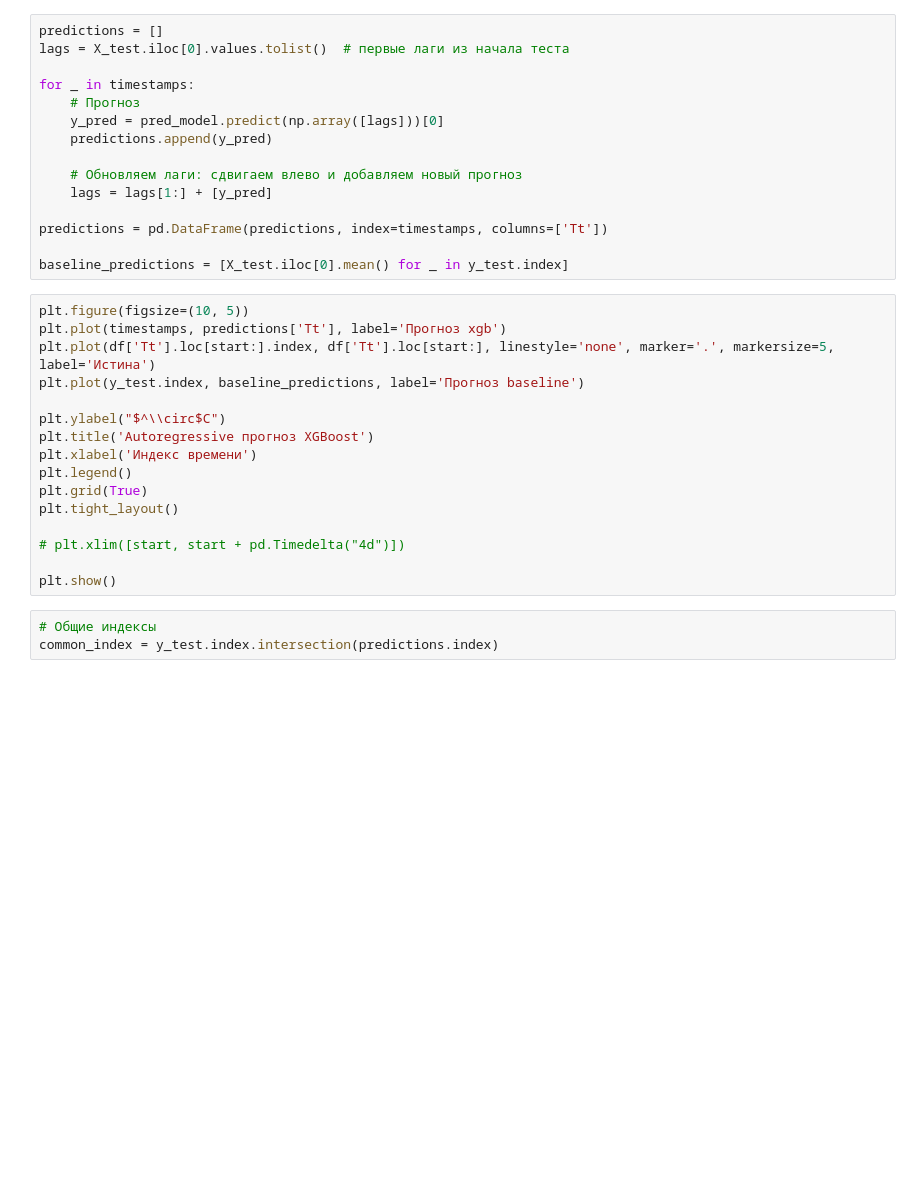
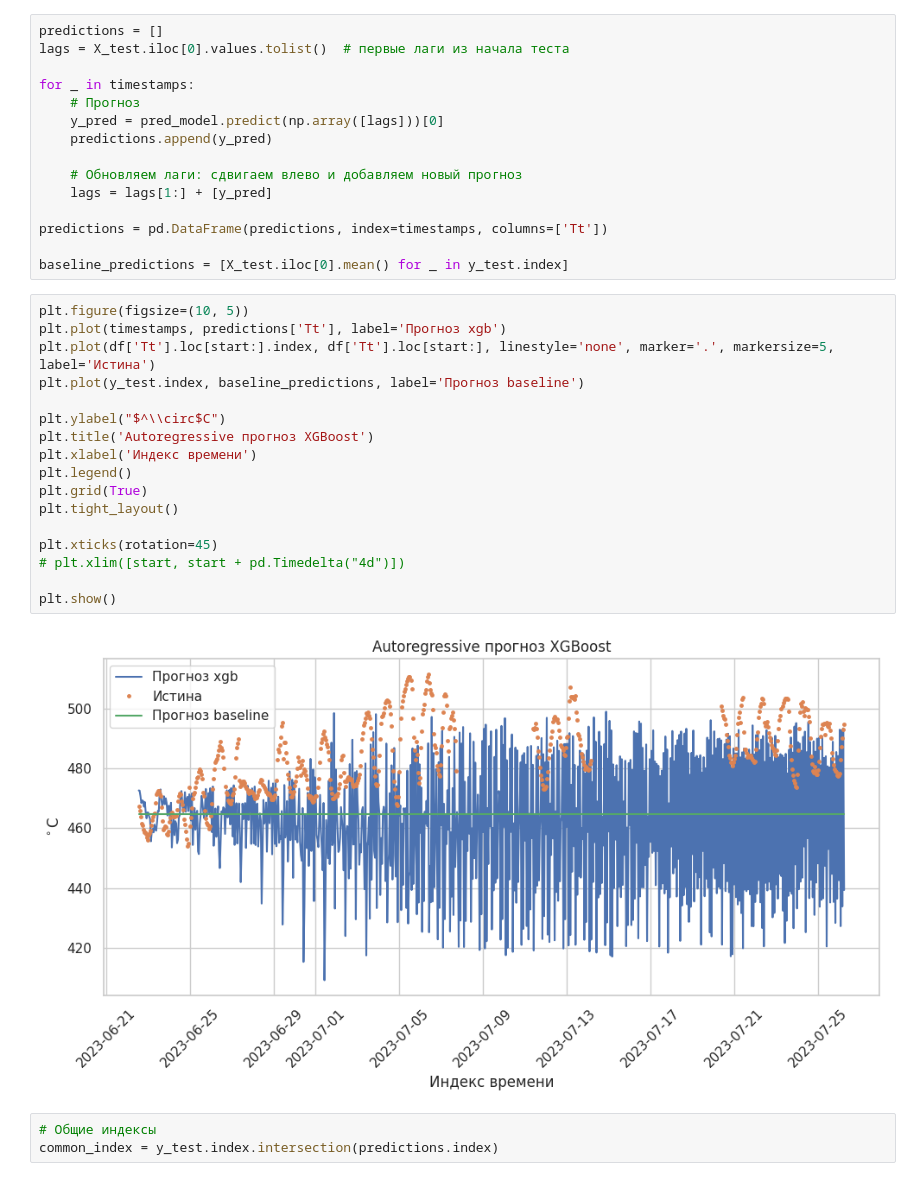
Before and after one commit to ArtyomShabunin/SMOPA, a Jupyter notebook: lesson_10.ipynb, the cells around one changed output. Cells and saved outputs as stored; diff of their text form; blank space fills up the shorter version.

```diff
--- a/lesson_10.ipynb
+++ b/lesson_10.ipynb
@@ -466,19 +763,22 @@ baseline_predictions = [X_test.iloc[0].mean() for _ in y_test.index]
 # %%
 plt.figure(figsize=(10, 5))
 plt.plot(timestamps, predictions['Tt'], label='Прогноз xgb')
 plt.plot(df['Tt'].loc[start:].index, df['Tt'].loc[start:], linestyle='none', marker='.', markersize=5, label='Истина')
 plt.plot(y_test.index, baseline_predictions, label='Прогноз baseline')
 
 plt.ylabel("$^\\circ$С")
 plt.title('Autoregressive прогноз XGBoost')
 plt.xlabel('Индекс времени')
 plt.legend()
 plt.grid(True)
 plt.tight_layout()
 
+plt.xticks(rotation=45)
 # plt.xlim([start, start + pd.Timedelta("4d")])
 
 plt.show()
+# %% [output]
+[figure, added]
 # %%
 # Общие индексы
 common_index = y_test.index.intersection(predictions.index)
```
Also changed, not shown: parts of 46 cells of this notebook.
